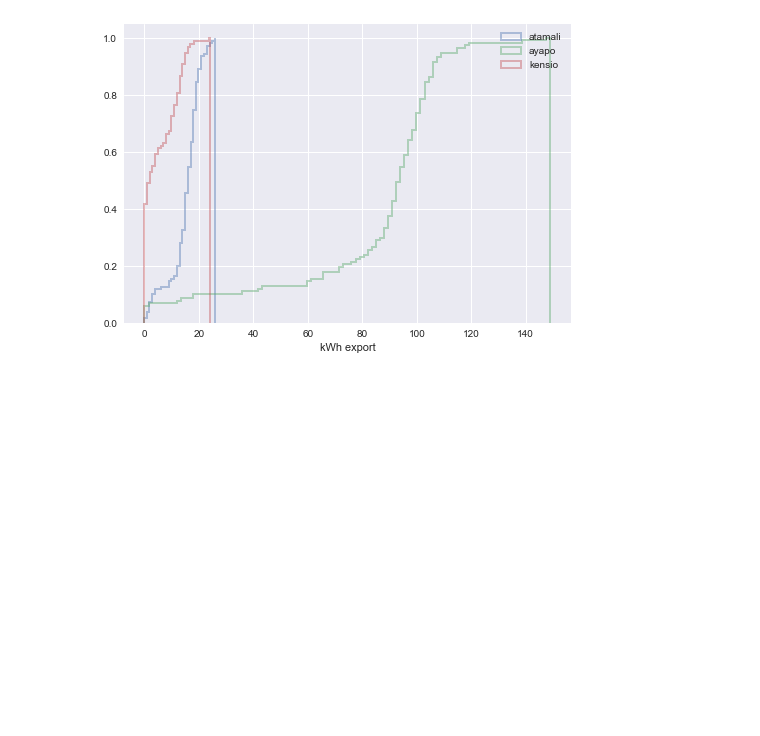
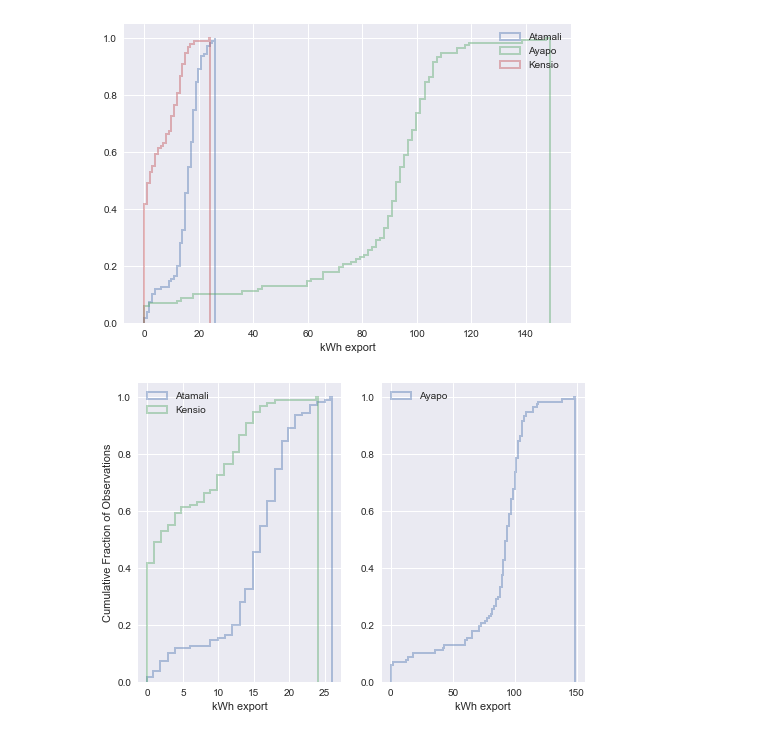
Before and after one commit to dsoto/WP19, a Jupyter notebook: analysis/SI-energy-analysis.ipynb, the cells around one changed output. Drawn from its saved outputs; the diff is of its cells as text; code cells hidden in the pictures; blank space fills up the shorter version.

Commit message:
creates side by side plots

```diff
--- a/analysis/SI-energy-analysis.ipynb
+++ b/analysis/SI-energy-analysis.ipynb
@@ -133,7 +133,7 @@ for rfd in wpa.raw_file_data[2:5]:
                 kde=False,
                 norm_hist=True,
                 bins=100,
-                label=vname,
+                label=vname.title(),
                 ax=ax)
 
 plt.legend()
@@ -145,0 +144,34 @@ plt.show()
+# %%
+# cumulative distribution function
+
+fig, ax = plt.subplots(1,2)
+
+#1/0
+
+for rfd in wpa.raw_file_data[2:5]:
+    vname = rfd['village_name']
+    if vname == 'kensio' or vname == 'atamali':
+        axes = ax[0]
+    else:
+        axes = ax[1]
+    resampled = data_zf[vname]['kWh export'].resample('T').asfreq().diff()
+    resampled = resampled.resample('D').sum()
+    resampled = resampled.dropna()
+    sns.distplot(resampled,
+                 hist_kws={'cumulative':True,
+                           'histtype':'step',
+                           'linewidth':2},
+                kde=False,
+                norm_hist=True,
+                bins=100,
+                label=vname.title(),
+                ax=axes)
+
+
+ax[0].legend(loc='upper left')
+ax[0].set_ylabel('Cumulative Fraction of Observations')
+ax[1].legend(loc='upper left')
+plt.savefig('../plots/daily_energy_CDF.png')
+plt.show()
+# %% [output]
+[figure, added]
```
Also changed, not shown: parts of 1 cell of this notebook.
